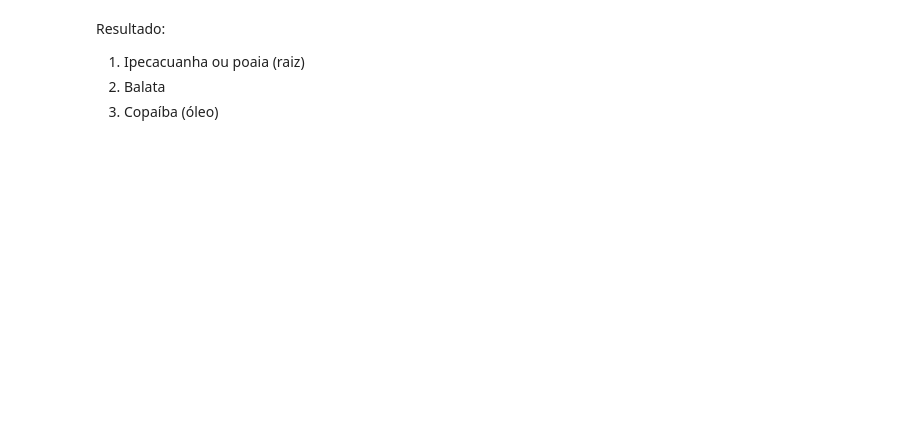
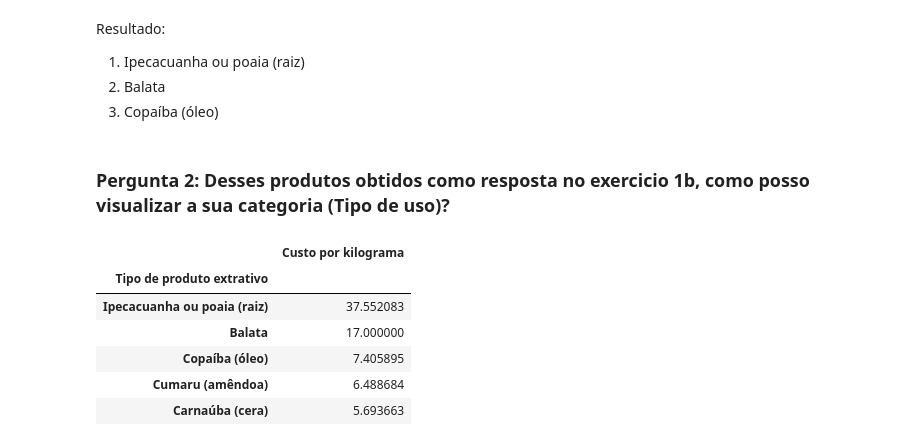
Before and after one commit to mtrentz/blog_notebooks, a Jupyter notebook: 1_Motivacao_Pandas.ipynb, the cells around one changed output. Saved outputs shown, nothing was run; the diff lists cells and outputs as text; code cells hidden in the pictures; blank space fills up the shorter version.

```diff
--- a/1_Motivacao_Pandas.ipynb
+++ b/1_Motivacao_Pandas.ipynb
@@ -189,3 +187,17 @@ Resultado:
 1. Ipecacuanha ou poaia (raiz)
 2. Balata
 3. Copaíba (óleo)
+# %% [markdown]
+### Pergunta 2: Desses produtos obtidos como resposta no exercicio 1b, como posso visualizar a sua categoria (Tipo de uso)?
+# %%
+# Defino aquela minha tabela anterior em uma váriavel chamada df2, pada poder usar ela futuramente
+df2 = gb['Custo por kilograma'].mean().sort_values(ascending=False).to_frame()
+df2.head()
+# %% [output]
+|  | Custo por kilograma |
+| Tipo de produto extrativo |  |
+| Ipecacuanha ou poaia (raiz) | 37.552083 |
+| Balata | 17.000000 |
+| Copaíba (óleo) | 7.405895 |
+| Cumaru (amêndoa) | 6.488684 |
+| Carnaúba (cera) | 5.693663 |
```
Also changed, not shown: parts of 19 cells of this notebook.
